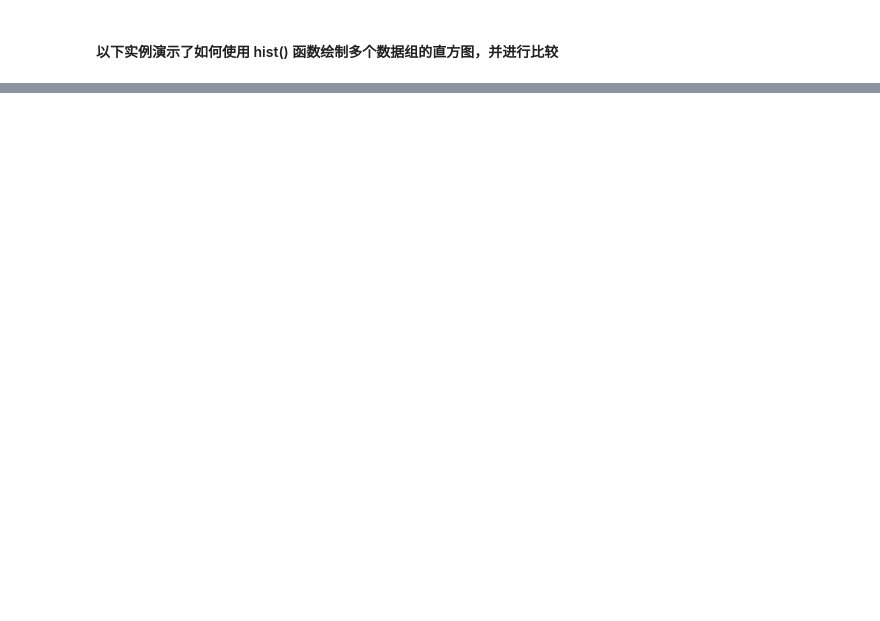
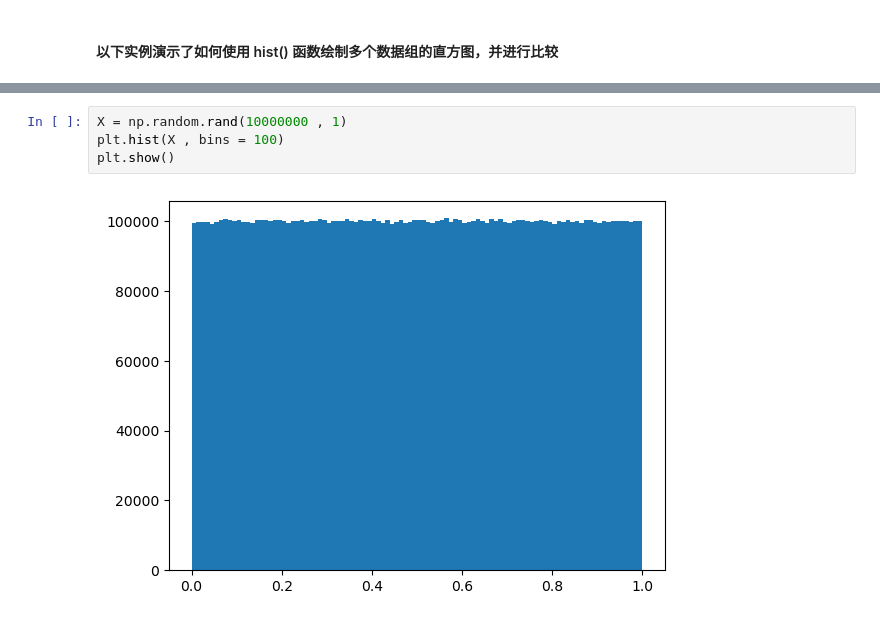
Before and after one commit to jinpeng900/AI-Learning, a Jupyter notebook: 1.数据分析/matplotlib/8.直方图.ipynb, the cells around one changed output, grey strips where cells are left out. Drawn from its saved outputs; the diff is of its cells as text; blank space fills up the shorter version.

```diff
--- a/1.数据分析/matplotlib/8.直方图.ipynb
+++ b/1.数据分析/matplotlib/8.直方图.ipynb
@@ -72,0 +93,6 @@ plt.show()
+# %%
+X = np.random.rand(10000000 , 1)
+plt.hist(X , bins = 100)
+plt.show()
+# %% [output]
+[figure, added]
```
Also changed, not shown: parts of 6 cells of this notebook, 14 other files.
